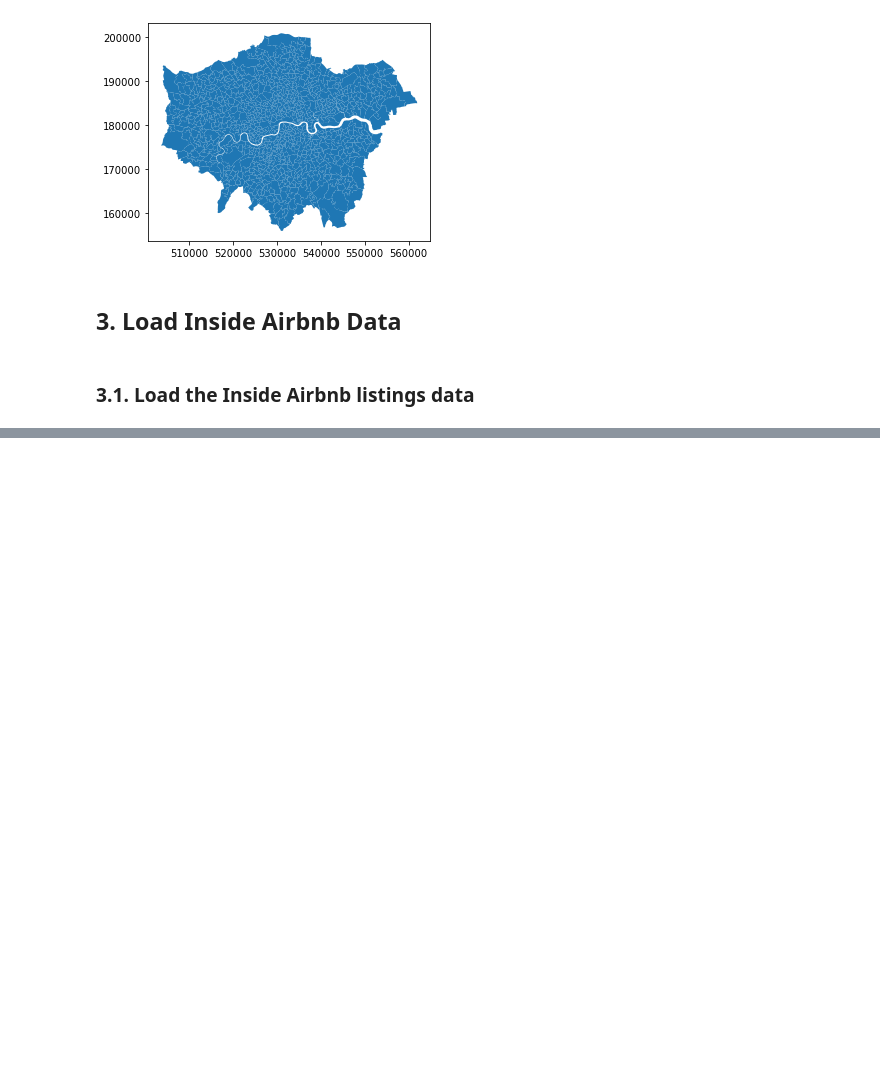
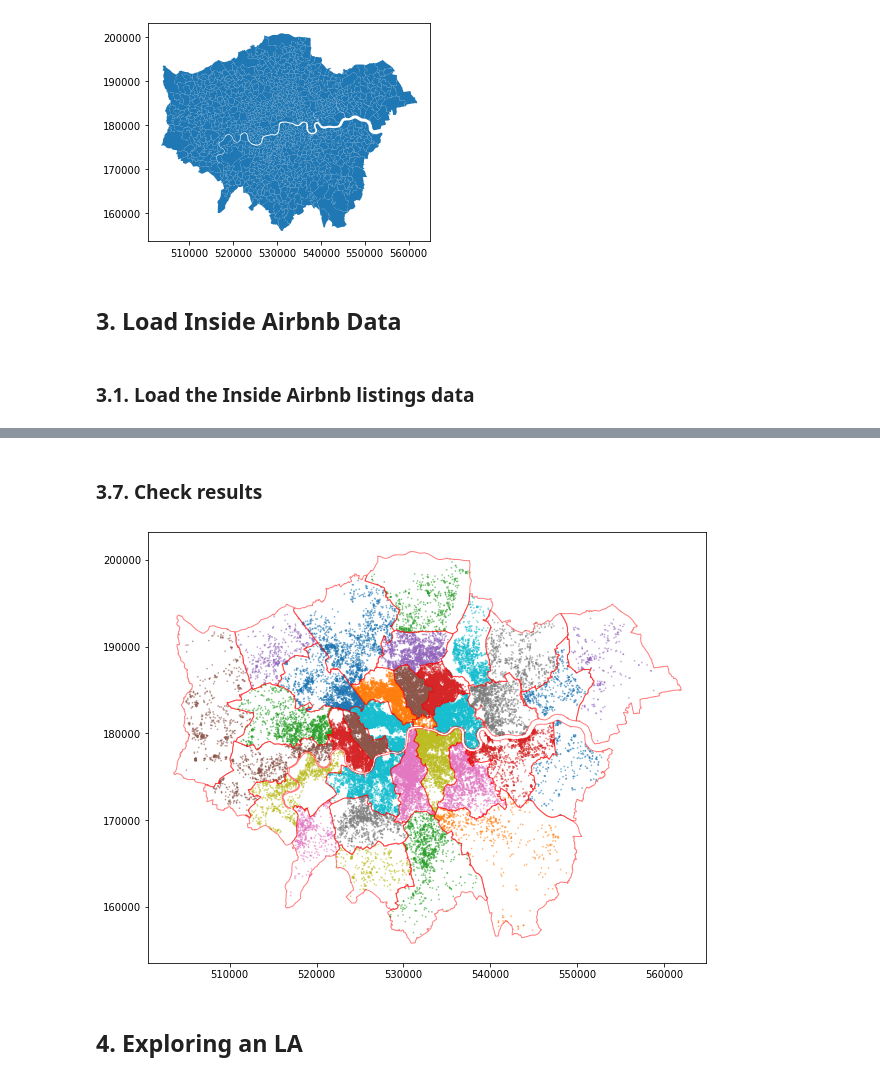
Before and after one commit to joeylizh/i2p, a Jupyter notebook: assessments/coursework3/Assessment_3_Reproducible_Analysis.ipynb, the cells around one changed output, grey strips where cells are left out. Saved outputs shown, nothing was run; the diff lists cells and outputs as text; code cells hidden in the pictures; blank space fills up the shorter version.

```diff
--- a/assessments/coursework3/Assessment_3_Reproducible_Analysis.ipynb
+++ b/assessments/coursework3/Assessment_3_Reproducible_Analysis.ipynb
@@ -79,0 +167,9 @@ gdf = gdf.to_crs('epsg:27700')
+# %% [markdown]
+### 3.7. Check results
+# %%
+ax = gdf_la.plot(column='NAME', markersize=0.5, alpha=0.5, figsize=(10,8))
+boros.plot(ax=ax, edgecolor='r', facecolor='None', alpha=0.5);
+# %% [output]
+[figure, added]
+# %% [markdown]
+## 4. Exploring an LA
```
Also changed, not shown: parts of 16 cells of this notebook, 1 other file.
